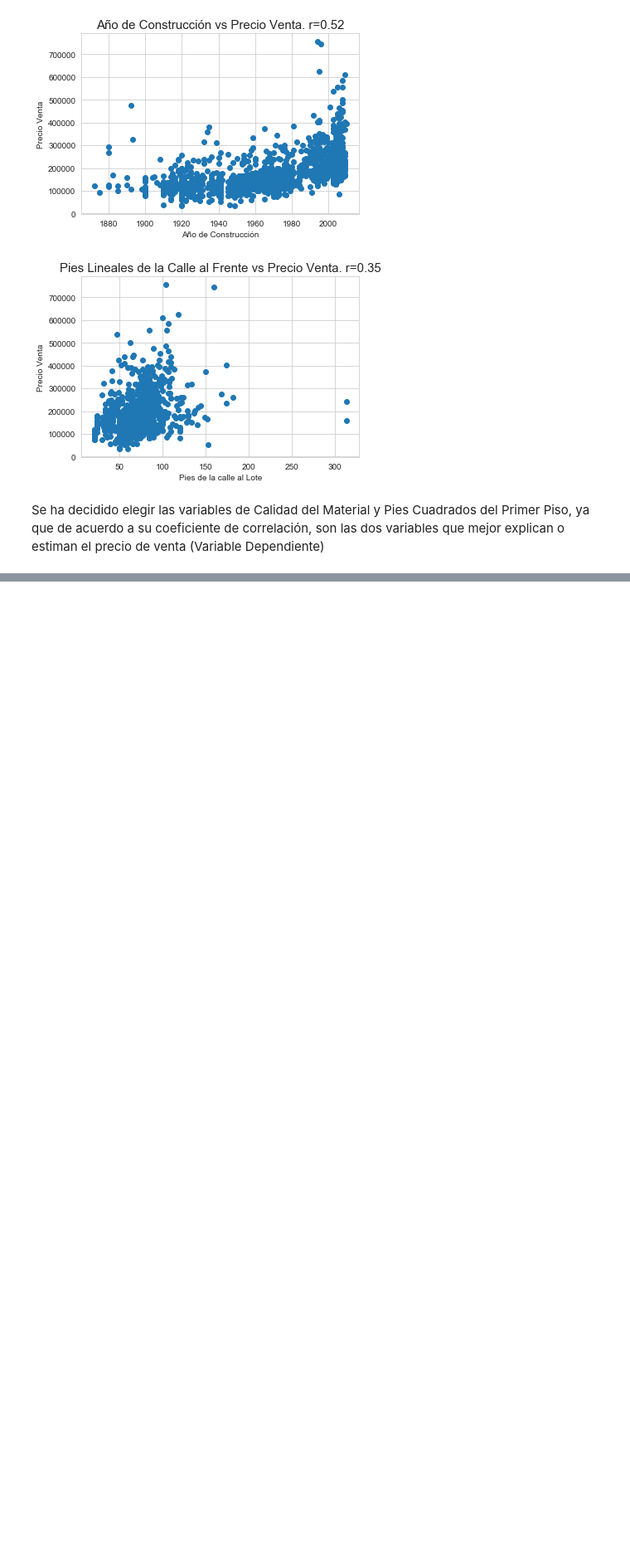
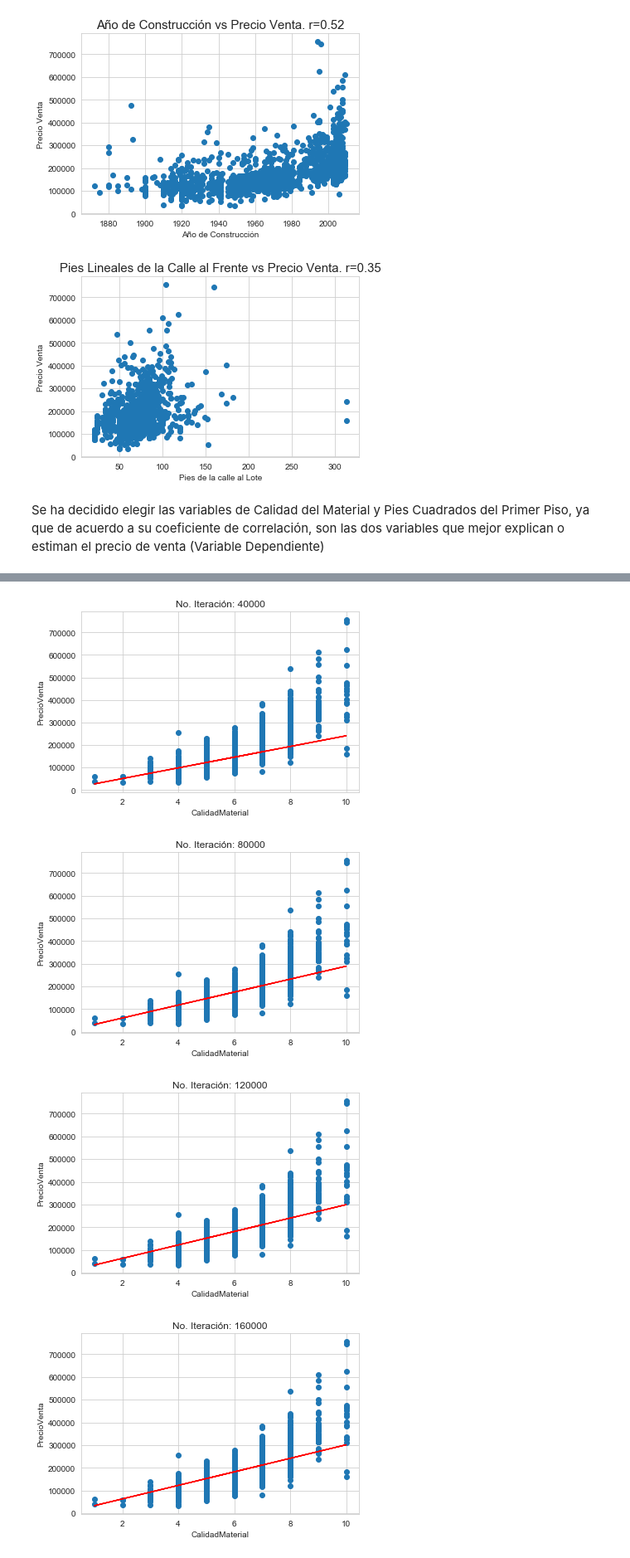
Before and after one commit to RebecaCarrera/proyecto_Python, a Jupyter notebook: Proyecto-Rebeca_Carrera.ipynb, the cells around one changed output, grey strips where cells are left out. Shown: that part at 83% size. Drawn from its saved outputs; the diff is of its cells as text; code cells hidden in the pictures; blank space fills up the shorter version.

```diff
--- a/Proyecto-Rebeca_Carrera.ipynb
+++ b/Proyecto-Rebeca_Carrera.ipynb
@@ -337,0 +362,25 @@ b
+# %%
+def graficar_rmodelo(x, y, resultado_m, n):
+    xn = np.array(x)
+    #x1 = np.linspace(0,np.max(x), 100, endpoint= True)
+
+    for i in range(1,len(resultado_m)+1):
+        #Calcular la f(x) con los parámetros proporcionados por el modelo
+        funcion = (resultado_m[i][0] * xn) + resultado_m[i][1]
+
+        if i % n == 0:
+            fig = plt.figure()
+            ax = fig.add_subplot(1,1,1) #creamos un canvas con  1 fila, 1 columna y referencia a una primera gráfica
+            ax.scatter(xn,y)
+            ax.plot(x,funcion, 'red')
+            ax.set_xlabel(str(x.name))
+            ax.set_ylabel(str(y.name))
+            ax.set_title('No. Iteración: ' + str(i))
+            plt.show()
+# %%
+graficar_rmodelo(df_entrenamiento['CalidadMaterial'],df_entrenamiento['PrecioVenta'], r_cm, 40000)
+# %% [output]
+[figure, added]
+[figure, added]
+[figure, added]
+[figure, added]
```
Also changed, not shown: parts of 12 cells of this notebook.
